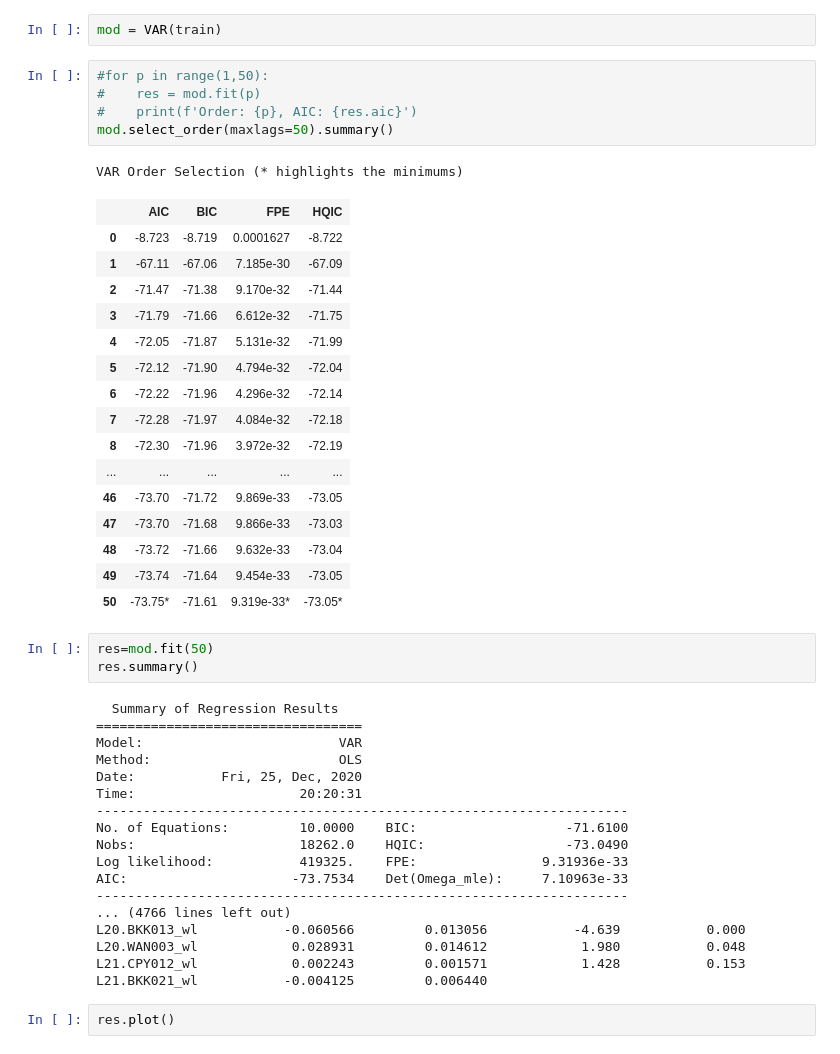
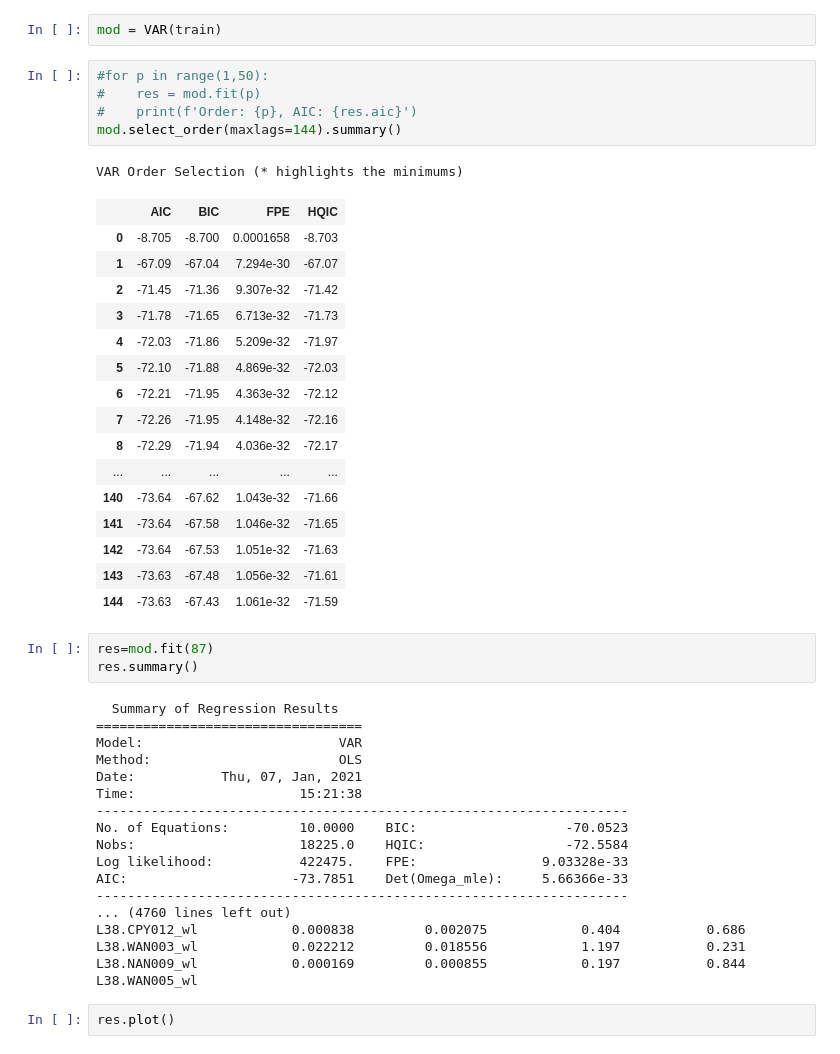
Before and after one commit to SB91ko/ChaoprayaRiver_WaterLV_prediction, a Jupyter notebook: Hour_Multi_VAR-SVR.ipynb, the cells around one changed output. Saved outputs shown, nothing was run; the diff lists cells and outputs as text.

```diff
--- a/Hour_Multi_VAR-SVR.ipynb
+++ b/Hour_Multi_VAR-SVR.ipynb
@@ -125,47 +125,47 @@ mod = VAR(train)
 # %%
 #for p in range(1,50):
 #    res = mod.fit(p)
 #    print(f'Order: {p}, AIC: {res.aic}')
-mod.select_order(maxlags=50).summary()
+mod.select_order(maxlags=144).summary()
 # %% [output]
 VAR Order Selection (* highlights the minimums)
 |  | AIC | BIC | FPE | HQIC |
-| 0 | -8.723 | -8.719 | 0.0001627 | -8.722 |
-| 1 | -67.11 | -67.06 | 7.185e-30 | -67.09 |
-| 2 | -71.47 | -71.38 | 9.170e-32 | -71.44 |
-| 3 | -71.79 | -71.66 | 6.612e-32 | -71.75 |
-| 4 | -72.05 | -71.87 | 5.131e-32 | -71.99 |
-| 5 | -72.12 | -71.90 | 4.794e-32 | -72.04 |
-| 6 | -72.22 | -71.96 | 4.296e-32 | -72.14 |
-| 7 | -72.28 | -71.97 | 4.084e-32 | -72.18 |
-| 8 | -72.30 | -71.96 | 3.972e-32 | -72.19 |
+| 0 | -8.705 | -8.700 | 0.0001658 | -8.703 |
+| 1 | -67.09 | -67.04 | 7.294e-30 | -67.07 |
+| 2 | -71.45 | -71.36 | 9.307e-32 | -71.42 |
+| 3 | -71.78 | -71.65 | 6.713e-32 | -71.73 |
+| 4 | -72.03 | -71.86 | 5.209e-32 | -71.97 |
+| 5 | -72.10 | -71.88 | 4.869e-32 | -72.03 |
+| 6 | -72.21 | -71.95 | 4.363e-32 | -72.12 |
+| 7 | -72.26 | -71.95 | 4.148e-32 | -72.16 |
+| 8 | -72.29 | -71.94 | 4.036e-32 | -72.17 |
 | ... | ... | ... | ... | ... |
-| 46 | -73.70 | -71.72 | 9.869e-33 | -73.05 |
-| 47 | -73.70 | -71.68 | 9.866e-33 | -73.03 |
-| 48 | -73.72 | -71.66 | 9.632e-33 | -73.04 |
-| 49 | -73.74 | -71.64 | 9.454e-33 | -73.05 |
-| 50 | -73.75* | -71.61 | 9.319e-33* | -73.05* |
+| 140 | -73.64 | -67.62 | 1.043e-32 | -71.66 |
+| 141 | -73.64 | -67.58 | 1.046e-32 | -71.65 |
+| 142 | -73.64 | -67.53 | 1.051e-32 | -71.63 |
+| 143 | -73.63 | -67.48 | 1.056e-32 | -71.61 |
+| 144 | -73.63 | -67.43 | 1.061e-32 | -71.59 |
 # %%
-res=mod.fit(50)
+res=mod.fit(87)
 res.summary()
 # %% [output]
   Summary of Regression Results
 ==================================
 Model:                         VAR
 Method:                        OLS
-Date:           Fri, 25, Dec, 2020
-Time:                     20:20:31
+Date:           Thu, 07, Jan, 2021
+Time:                     15:21:38
 --------------------------------------------------------------------
-No. of Equations:         10.0000    BIC:                   -71.6100
-Nobs:                     18262.0    HQIC:                  -73.0490
-Log likelihood:           419325.    FPE:                9.31936e-33
-AIC:                     -73.7534    Det(Omega_mle):     7.10963e-33
+No. of Equations:         10.0000    BIC:                   -70.0523
+Nobs:                     18225.0    HQIC:                  -72.5584
+Log likelihood:           422475.    FPE:                9.03328e-33
+AIC:                     -73.7851    Det(Omega_mle):     5.66366e-33
 --------------------------------------------------------------------
-... (4766 lines left out)
-L20.BKK013_wl           -0.060566         0.013056           -4.639           0.000
-L20.WAN003_wl            0.028931         0.014612            1.980           0.048
-L21.CPY012_wl            0.002243         0.001571            1.428           0.153
-L21.BKK021_wl           -0.004125         0.006440
+... (4760 lines left out)
+L38.CPY012_wl            0.000838         0.002075            0.404           0.686
+L38.WAN003_wl            0.022212         0.018556            1.197           0.231
+L38.NAN009_wl            0.000169         0.000855            0.197           0.844
+L38.WAN005_wl
 # %%
 res.plot()
 # %% [output]
```
Also changed, not shown: parts of 1 cell of this notebook, 8 other files.
